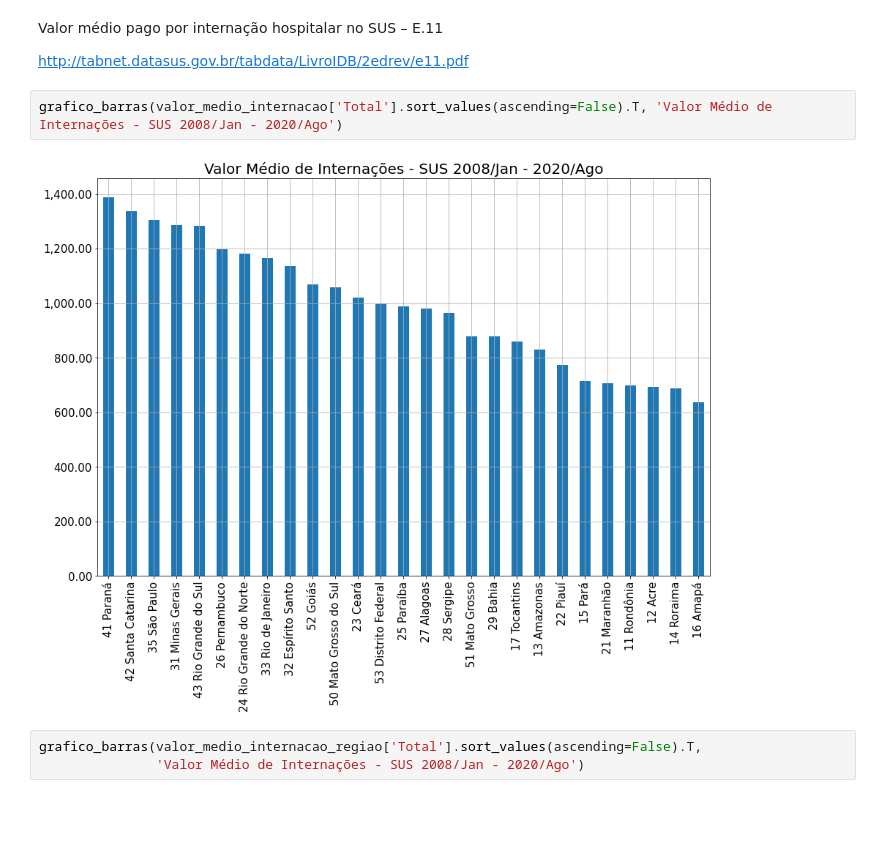
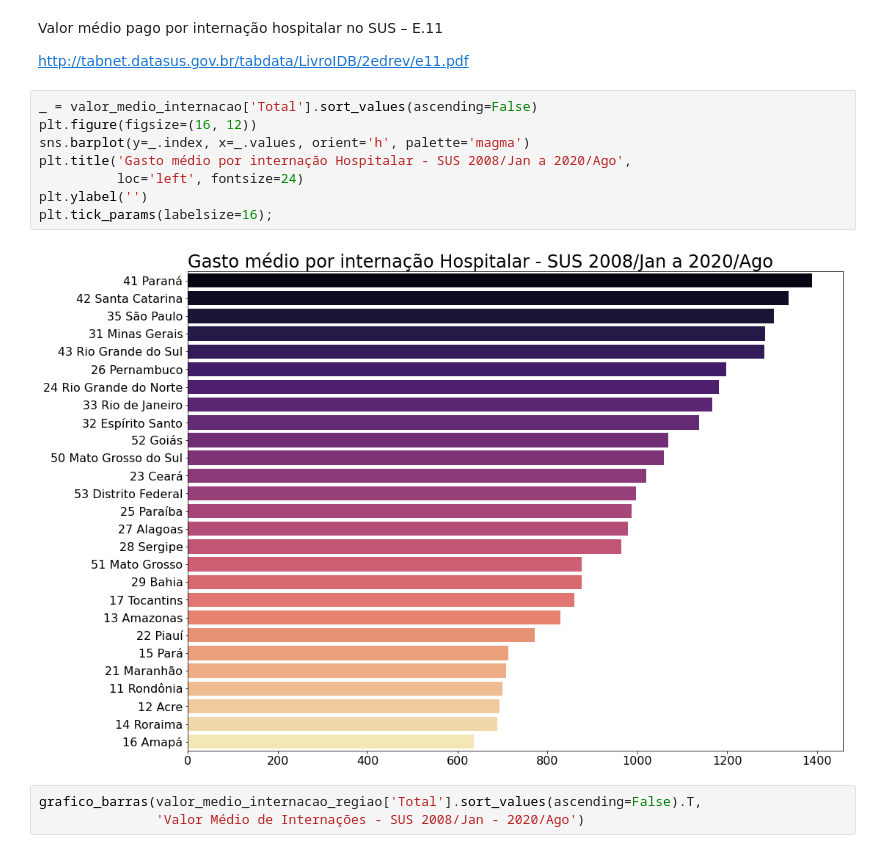
Before and after one commit to MarcosRMG/Bootcamp-Alura-Data-Science, a Jupyter notebook: Projeto_do_Módulo_1.ipynb, the cells around one changed output. Drawn from its saved outputs; the diff is of its cells as text; blank space fills up the shorter version.

```diff
--- a/Projeto_do_Módulo_1.ipynb
+++ b/Projeto_do_Módulo_1.ipynb
@@ -537,10 +609,16 @@ media_valor_regiao_tres_primeiros_estados
 Valor médio pago por internação hospitalar no SUS – E.11
 
 http://tabnet.datasus.gov.br/tabdata/LivroIDB/2edrev/e11.pdf
-# %%
-grafico_barras(valor_medio_internacao['Total'].sort_values(ascending=False).T, 'Valor Médio de Internações - SUS 2008/Jan - 2020/Ago')
-# %% [output]
-[figure, removed]
+# %%
+_ = valor_medio_internacao['Total'].sort_values(ascending=False)
+plt.figure(figsize=(16, 12))
+sns.barplot(y=_.index, x=_.values, orient='h', palette='magma')
+plt.title('Gasto médio por internação Hospitalar - SUS 2008/Jan a 2020/Ago',
+          loc='left', fontsize=24)
+plt.ylabel('')
+plt.tick_params(labelsize=16);
+# %% [output]
+[figure, added]
 # %%
 grafico_barras(valor_medio_internacao_regiao['Total'].sort_values(ascending=False).T,
                'Valor Médio de Internações - SUS 2008/Jan - 2020/Ago')
```
Also changed, not shown: parts of 15 cells of this notebook.
